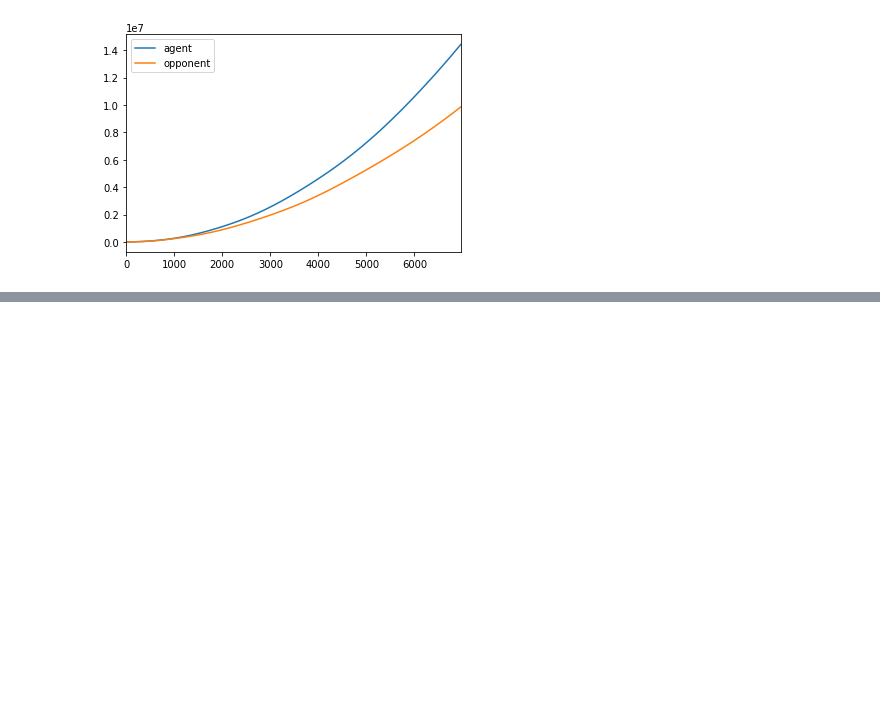
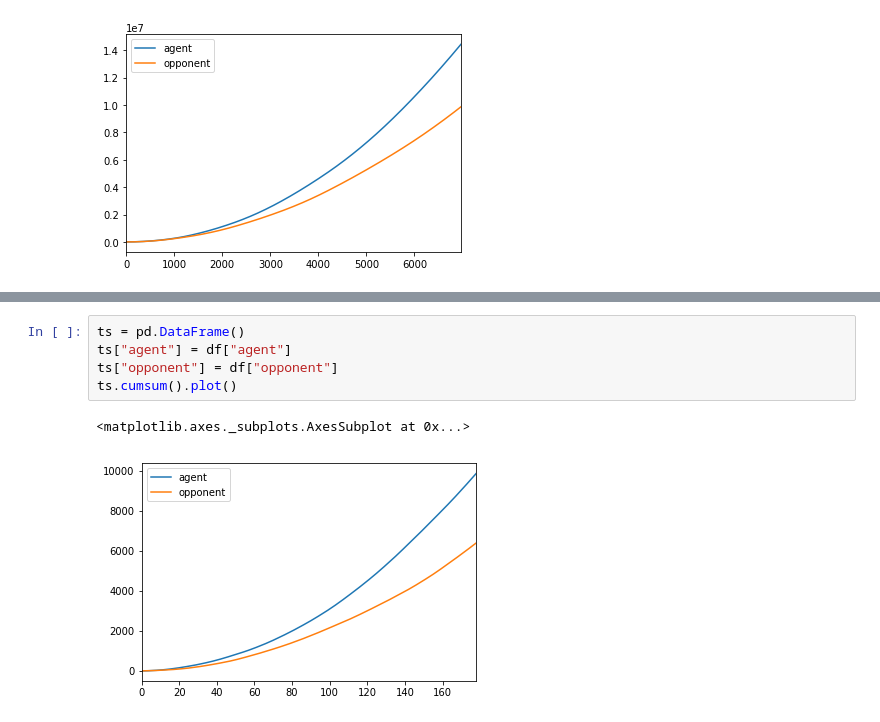
Before and after one commit to Positronic-IO/air-hockey-training-environment, a Jupyter notebook: analysis/ddqn.ipynb, the cells around one changed output, grey strips where cells are left out. Drawn from its saved outputs; the diff is of its cells as text; blank space fills up the shorter version.

```diff
--- a/analysis/ddqn.ipynb
+++ b/analysis/ddqn.ipynb
@@ -178,0 +219,8 @@ df.cumsum().plot()
+# %%
+ts = pd.DataFrame()
+ts["agent"] = df["agent"]
+ts["opponent"] = df["opponent"]
+ts.cumsum().plot()
+# %% [output]
+<matplotlib.axes._subplots.AxesSubplot at 0x...>
+[figure, added]
```
Also changed, not shown: parts of 6 cells of this notebook, 2 other files.
